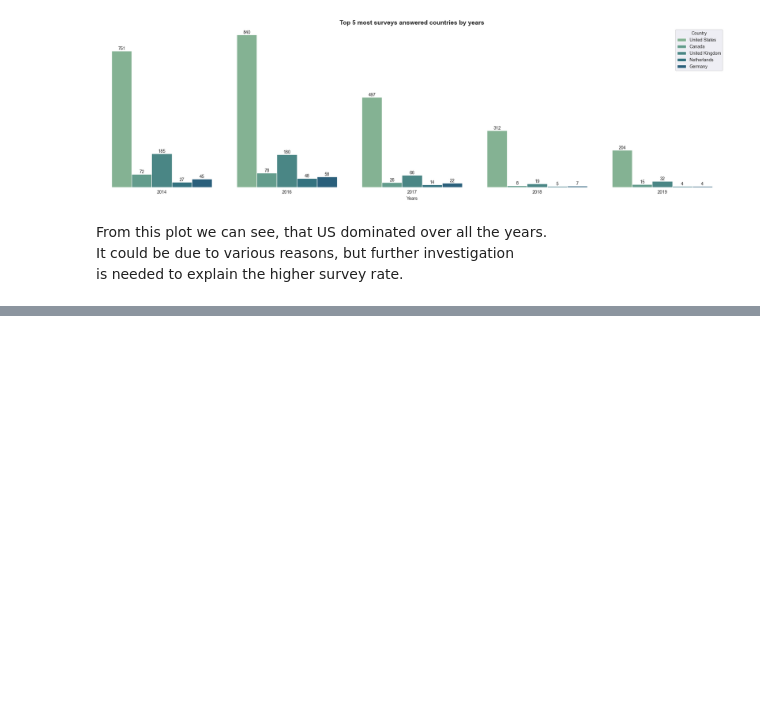
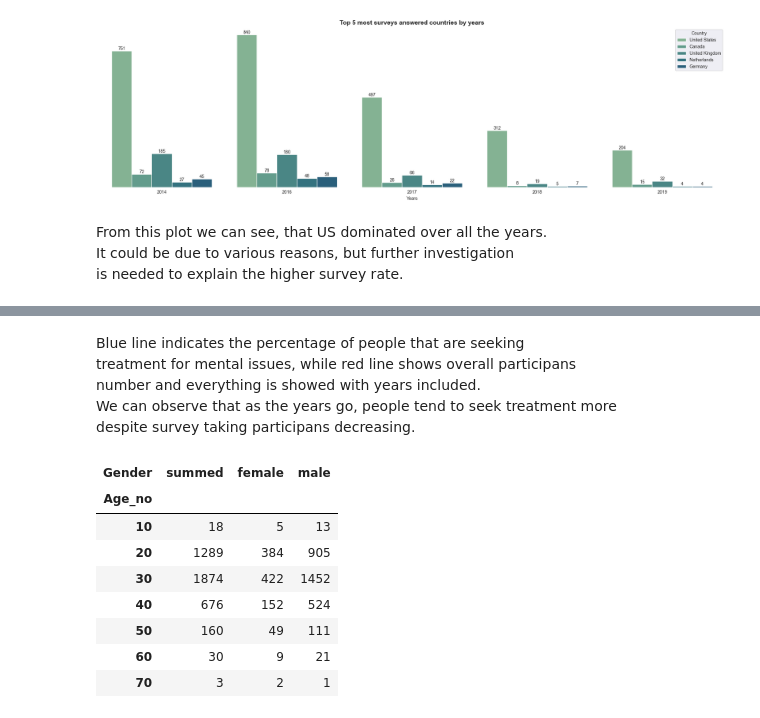
Before and after one commit to ShariYo/Modul2_Sprint1, a Jupyter notebook: project/main.ipynb, the cells around one changed output, grey strips where cells are left out. Drawn from its saved outputs; the diff is of its cells as text; code cells hidden in the pictures; blank space fills up the shorter version.

```diff
--- a/project/main.ipynb
+++ b/project/main.ipynb
@@ -383,0 +430,26 @@ Name: count, dtype: int64
+# %% [markdown]
+Blue line indicates the percentage of people that are seeking
+treatment for mental issues, while red line shows overall participans
+number and everything is showed with years included.
+We can observe that as the years go, people tend to seek treatment more
+despite survey taking participans decreasing.
+# %%
+age_treatment = pd.merge(treatment, age_filtered, on="UserID", how="inner")
+age_treatment.drop(columns="Years_y", axis=1, inplace=True)
+age_treatment.rename(columns={"Years_x":"Years"}, inplace=True)
+# age_treatment = age_treatment[age_treatment["Treatment"] == "1"].copy()
+age_treatment["Age_no"] = age_treatment["Age_group"].map(
+    {"10s":10, "20s":20, "30s": 30, "40s":40, "50s":50, "60s":60, "70s":70})
+a = age_treatment.groupby("Age_no")[["Treatment", "Gender"]].value_counts().unstack(fill_value=0)
+a["summed"] = a["female"] + a["male"]
+a.groupby("Age_no")[["summed", "female", "male"]].sum() #unclear for a moment
+# %% [output]
+| Gender | summed | female | male |
+| Age_no |  |  |  |
+| 10 | 18 | 5 | 13 |
+| 20 | 1289 | 384 | 905 |
+| 30 | 1874 | 422 | 1452 |
+| 40 | 676 | 152 | 524 |
+| 50 | 160 | 49 | 111 |
+| 60 | 30 | 9 | 21 |
+| 70 | 3 | 2 | 1 |
```
Also changed, not shown: parts of 13 cells of this notebook.
